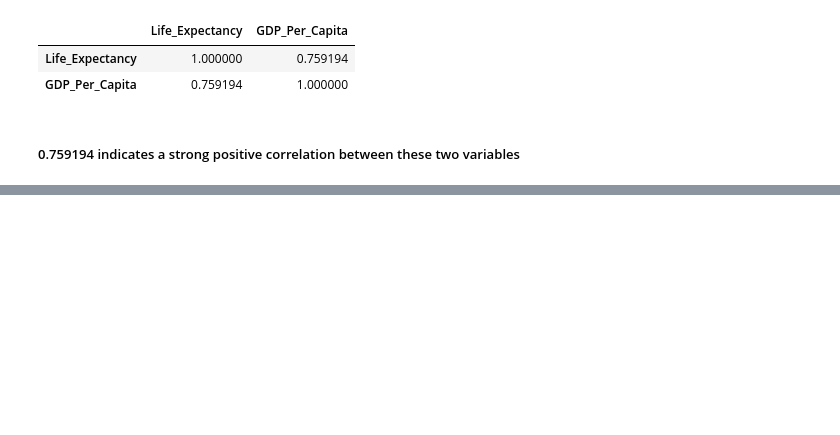
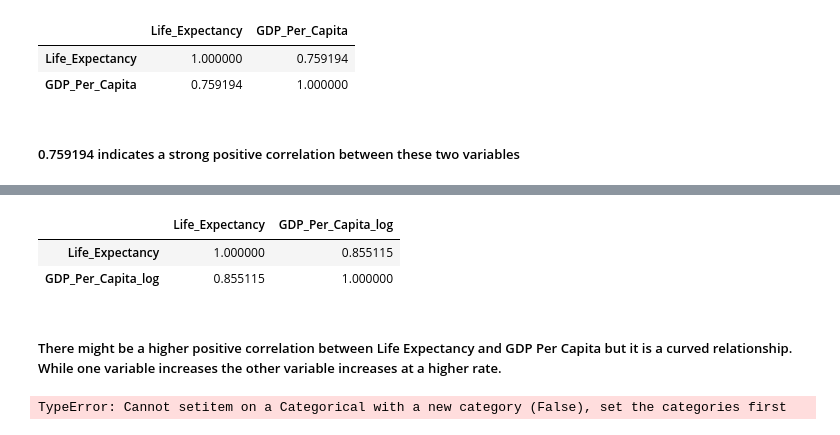
Before and after one commit to nss-data-science-cohort-9/un-exploration-catdgomez, a Jupyter notebook: notebooks/UN_Data_Exploration.ipynb, the cells around one changed output, grey strips where cells are left out. Saved outputs shown, nothing was run; the diff lists cells and outputs as text; code cells hidden in the pictures; blank space fills up the shorter version.

```diff
--- a/notebooks/UN_Data_Exploration.ipynb
+++ b/notebooks/UN_Data_Exploration.ipynb
@@ -1028,0 +1052,17 @@ gdp_le_2021[['Life_Expectancy', 'GDP_Per_Capita']].corr()
+# %%
+gdp_le_2021[['Life_Expectancy', 'GDP_Per_Capita_log']].corr()
+# %% [output]
+|  | Life_Expectancy | GDP_Per_Capita_log |
+| Life_Expectancy | 1.000000 | 0.855115 |
+| GDP_Per_Capita_log | 0.855115 | 1.000000 |
+# %% [markdown]
+##### There might be a higher positive correlation between Life Expectancy and GDP Per Capita but it is a curved relationship. While one variable increases the other variable increases at a higher rate.
+# %%
+sns.scatterplot(
+    data=gdp_le_2021[gdp_le_2021],
+    x="Life_Expectancy",
+    y="GDP_Per_Capita_log",
+    hue="Continent"
+);
+# %% [output]
+TypeError: Cannot setitem on a Categorical with a new category (False), set the categories first
```
Also changed, not shown: parts of 3 cells of this notebook.
